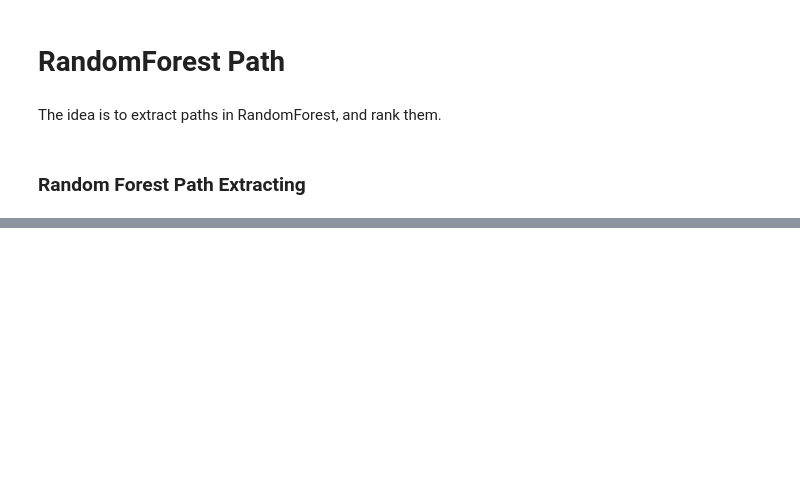
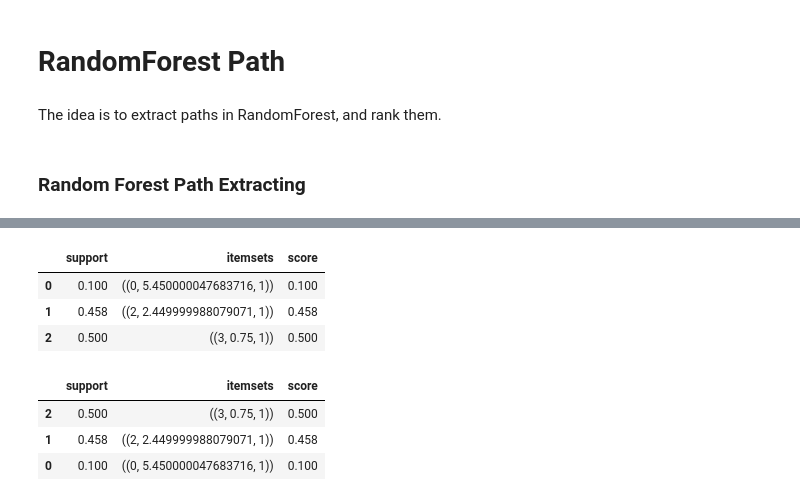
Before and after one commit to NimaSarajpoor/RandomForestExplorer, a Jupyter notebook: Notebooks/Tutorial_CHRISP.ipynb, the cells around one changed output, grey strips where cells are left out. Drawn from its saved outputs; the diff is of its cells as text; code cells hidden in the pictures; blank space fills up the shorter version.

```diff
--- a/Notebooks/Tutorial_CHRISP.ipynb
+++ b/Notebooks/Tutorial_CHRISP.ipynb
@@ -284,0 +345,24 @@ freq_patterns
+# %%
+# calculate score
+for i in range(freq_patterns.shape[0]):
+    ps = freq_patterns.loc[i, 'itemsets']
+    support = freq_patterns.loc[i, 'support']
+
+    score = get_path_snippet_score(ps, support=support, alpha=0)
+    freq_patterns.loc[i, 'score'] = score
+
+# print path snippets with support
+freq_patterns
+# %% [output]
+|  | support | itemsets | score |
+| 0 | 0.100 | ((0, 5.450000047683716, 1)) | 0.100 |
+| 1 | 0.458 | ((2, 2.449999988079071, 1)) | 0.458 |
+| 2 | 0.500 | ((3, 0.75, 1)) | 0.500 |
+# %%
+freq_patterns_sorted = freq_patterns.sort_values(by='score', ascending=False)
+freq_patterns_sorted
+# %% [output]
+|  | support | itemsets | score |
+| 2 | 0.500 | ((3, 0.75, 1)) | 0.500 |
+| 1 | 0.458 | ((2, 2.449999988079071, 1)) | 0.458 |
+| 0 | 0.100 | ((0, 5.450000047683716, 1)) | 0.100 |
```
Also changed, not shown: parts of 12 cells of this notebook.
